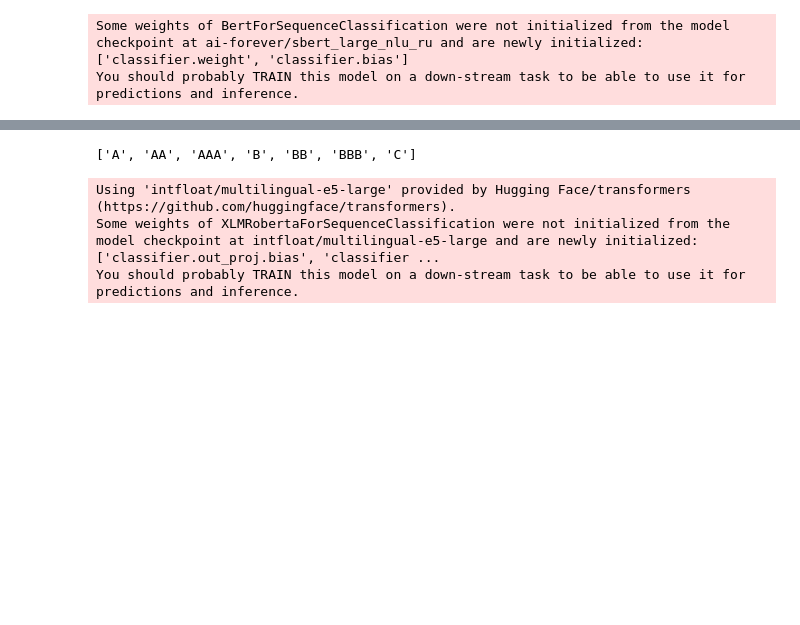
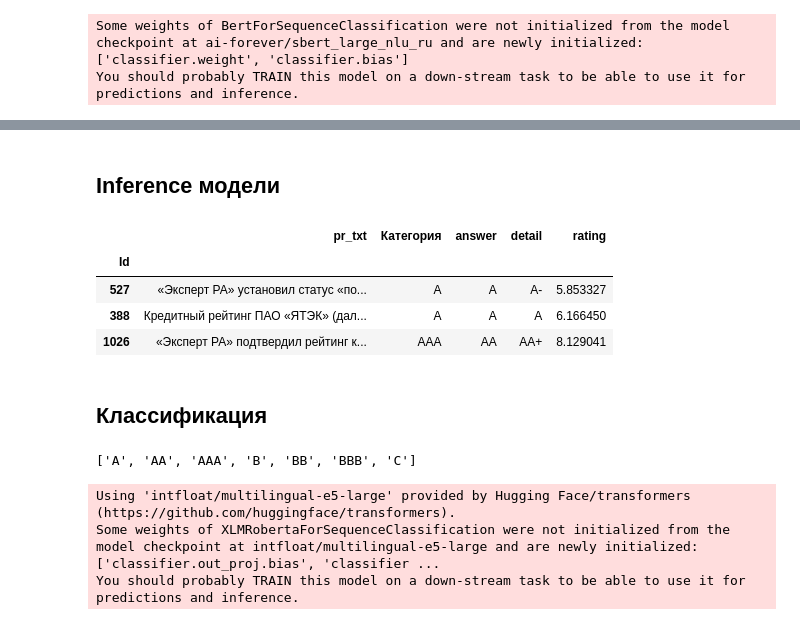
Before and after one commit to Demontego/WhileTrue_Credit_ratings, a Jupyter notebook: Dev_solution.ipynb, the cells around one changed output, grey strips where cells are left out. Drawn from its saved outputs; the diff is of its cells as text; code cells hidden in the pictures; blank space fills up the shorter version.

```diff
--- a/Dev_solution.ipynb
+++ b/Dev_solution.ipynb
@@ -161,7 +184,7 @@ def mapping_ratings(x):
             return label
 
 def text_analysis(text):
-    sents = [clean_text(i) for i in splitter.split(text) if len(i.split()) > 7]
+    sents = [clean_text(i) for i in splitter.split(text) if len(i.split()) > 7 and i not in exclude_data]
     outputs, _ = model.predict(sents)
     rating = outputs.mean()
     answer = 'AAA'
@@ -202,3 +229,19 @@ To create a public link, set `share=True` in `launch()`.
+# %% [markdown]
+## Inference модели
+# %%
+check = data[['pr_txt', 'Категория']].sample(3)
+# %%
+check[['answer', 'detail', 'rating']] = pd.DataFrame(check['pr_txt'].apply(lambda x: text_analysis(x)[0]).to_list(), index=check.index)
+# %%
+check
+# %% [output]
+|  | pr_txt | Категория | answer | detail | rating |
+| Id |  |  |  |  |  |
+| 527 | «Эксперт РА» установил статус «по... | A | A | A- | 5.853327 |
+| 388 | Кредитный рейтинг ПАО «ЯТЭК» (дал... | A | A | A | 6.166450 |
+| 1026 | «Эксперт РА» подтвердил рейтинг к... | AAA | AA | AA+ | 8.129041 |
+# %% [markdown]
+## Классификация
 # %%
 datamodule = TextClassificationData.from_data_frame(
     'text',
```
Also changed, not shown: parts of 5 cells of this notebook, 1 other file.
